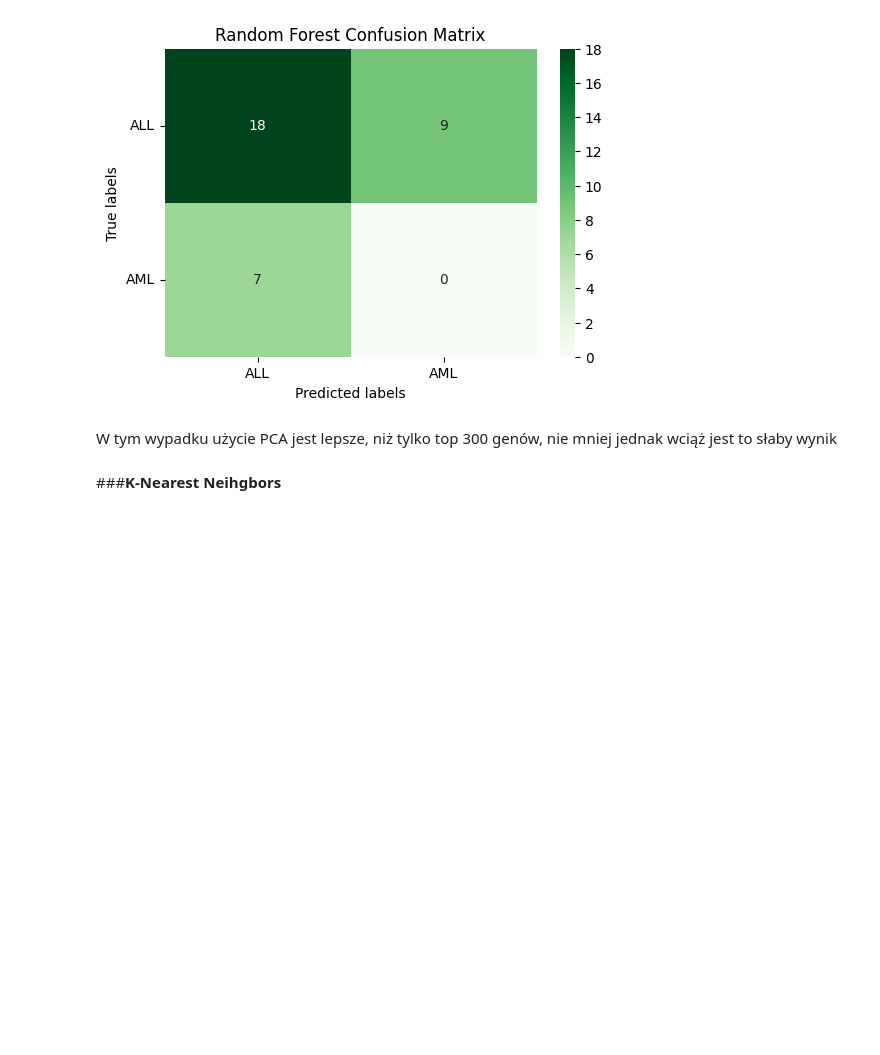
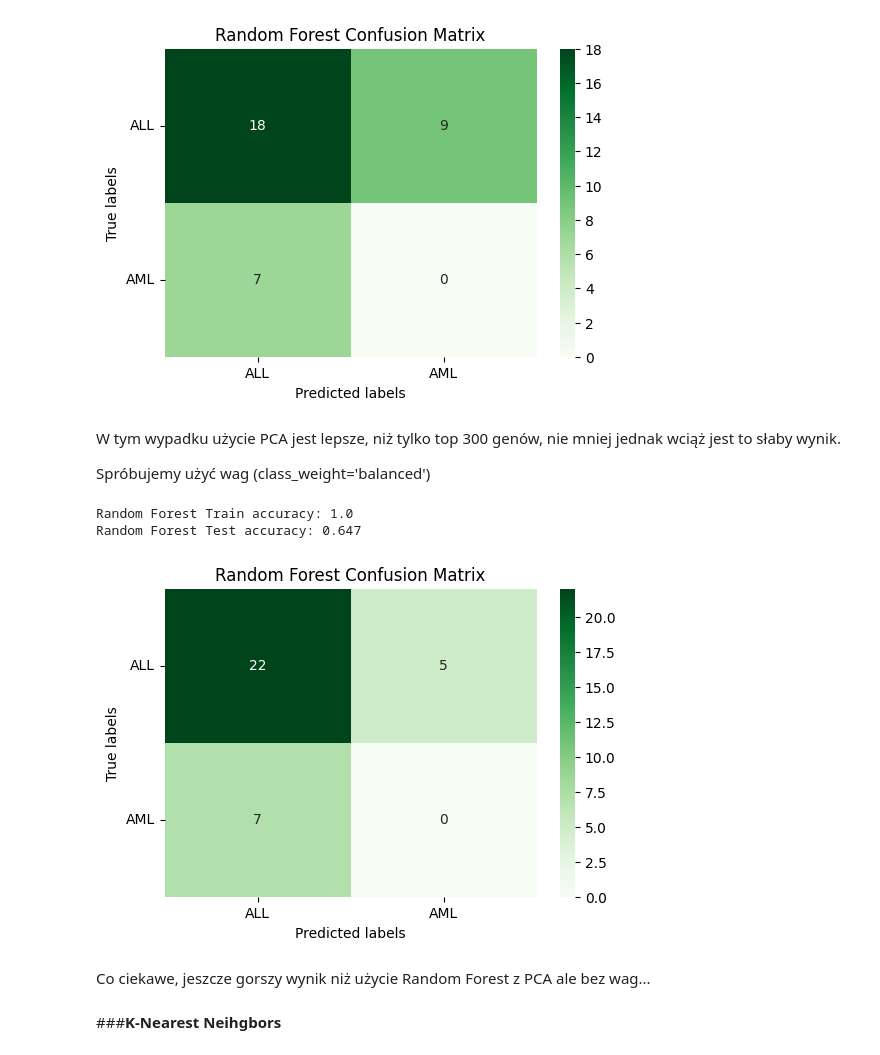
Before and after one commit to szezlong/gene-classification, a Jupyter notebook: Gene_Classification.ipynb, the cells around one changed output. Drawn from its saved outputs; the diff is of its cells as text; code cells hidden in the pictures; blank space fills up the shorter version.

```diff
--- a/Gene_Classification.ipynb
+++ b/Gene_Classification.ipynb
@@ -606,0 +608,3 @@ Nie ma różnicy czy użyjemy 100 czy 300 najlepszych genów
+# %%
+neg, pos = np.bincount(y_train)
+scale_pos_weight = neg / pos
@@ -717,7 +775,39 @@ ax.yaxis.set_ticklabels(labels, rotation=360);
 # %% [output]
 [figure]
 # %% [markdown]
-W tym wypadku użycie PCA jest lepsze, niż tylko top 300 genów, nie mniej jednak wciąż jest to słaby wynik
+W tym wypadku użycie PCA jest lepsze, niż tylko top 300 genów, nie mniej jednak wciąż jest to słaby wynik.
+
+Spróbujemy użyć wag (class_weight='balanced')
+# %%
+rf_model_best = RandomForestClassifier(random_state=0, class_weight='balanced', bootstrap=False, criterion='gini', max_depth=None, max_features=0.2, min_samples_leaf=1, min_samples_split=10, n_estimators=50)
+rf_model_best.fit(X_train, y_train)
+
+train_pred = rf_model_best.predict(X_train)
+print('Random Forest Train accuracy:', round(accuracy_score(y_train, train_pred), 3))
+
+test_pred = rf_model_best.predict(X_test)
+print('Random Forest Test accuracy:', round(accuracy_score(y_test, test_pred), 3))
+
+cm_rf = confusion_matrix(y_test, test_pred)
+
+plt.figure(figsize=(6, 4))
+
+ax = plt.subplot()
+sns.heatmap(cm_rf, annot=True, ax = ax, fmt='g', cmap='Greens')
+
+labels = ['ALL', 'AML']
+
+ax.set_xlabel('Predicted labels')
+ax.set_ylabel('True labels')
+ax.set_title('Random Forest Confusion Matrix')
+ax.xaxis.set_ticklabels(labels)
+ax.yaxis.set_ticklabels(labels, rotation=360);
+# %% [output]
+Random Forest Train accuracy: 1.0
+Random Forest Test accuracy: 0.647
+[figure, added]
+# %% [markdown]
+Co ciekawe, jeszcze gorszy wynik niż użycie Random Forest z PCA ale bez wag...
 # %% [markdown]
 ###**K-Nearest Neihgbors**
 # %%
```
Also changed, not shown: parts of 12 cells of this notebook.
